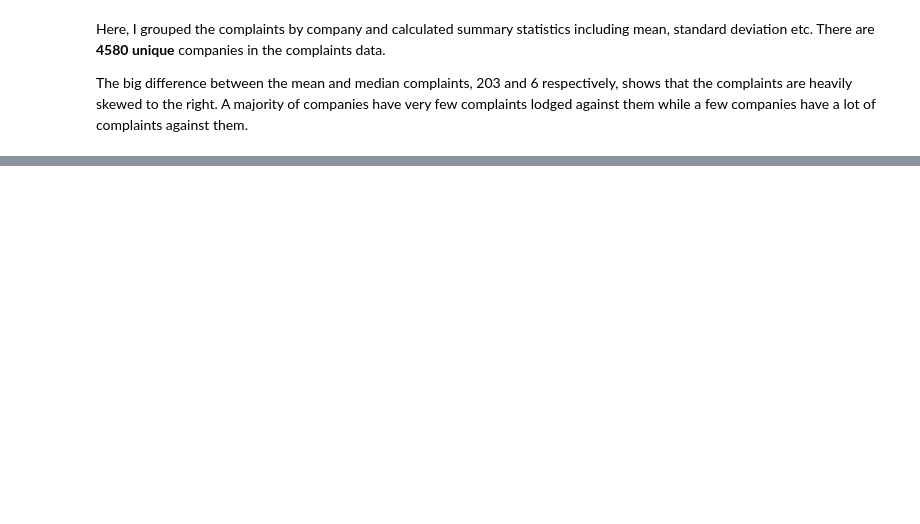
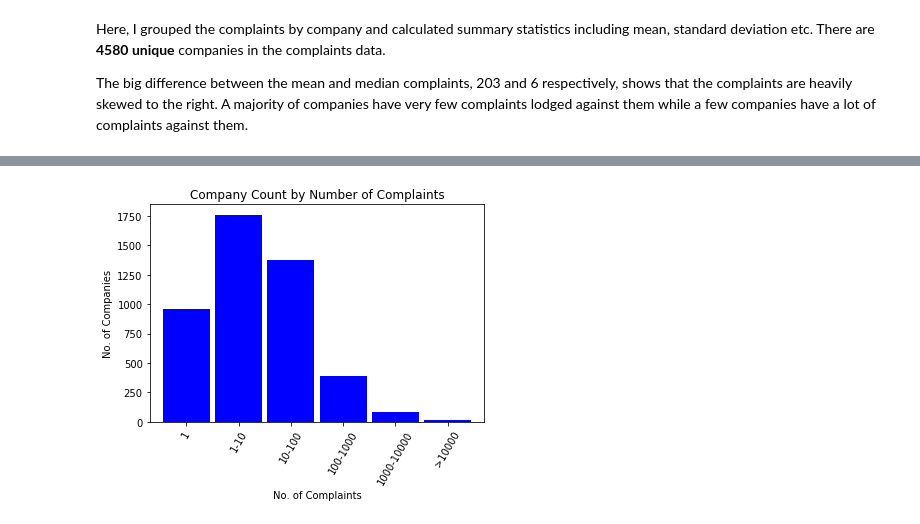
Before and after one commit to Halvinn/cfpb_complaints, a Jupyter notebook: cfpb_complaints.ipynb, the cells around one changed output, grey strips where cells are left out. Drawn from its saved outputs; the diff is of its cells as text; code cells hidden in the pictures; blank space fills up the shorter version.

Commit message:
Histogram of company complaints.

```diff
--- a/cfpb_complaints.ipynb
+++ b/cfpb_complaints.ipynb
@@ -197,7 +197,7 @@ SUNTRUST BANKS, INC.                       7031
 Name: company, dtype: int64
 # %%
 co_complaints = pd.DataFrame(complaints_df.company.value_counts())
-co_complaints.columns = ['no_compaints']
+co_complaints.columns = ['num_complaints']
 stats = co_complaints.describe()
 print(stats)
 # %% [output]
@@ -217,5 +217,5 @@ The big difference between the mean and median complaints, 203 and 6 respectivel
 # %%
 # Group by number of complaints for each company.
 bins = [0, 1, 10, 100, 1000, 10000, 100000]
-labels = ['one', '1-10', '10-100', '100-1000,', '1000-10000','>10000' ]
-pd.cut(co_complaints.no_compaints, bins, labels=labels).value_counts().sort_index()
+labels = ['1', '1-10', '10-100', '100-1000', '1000-10000','>10000' ]
+binned_df = pd.cut(co_complaints.num_complaints, bins, labels=labels).value_counts().sort_index()
@@ -229,0 +232,9 @@ Name: no_compaints, dtype: int64
+# %%
+binned_df.plot.bar(facecolor='blue', width=0.9)
+plt.xlabel('No. of Complaints')
+plt.ylabel('No. of Companies')
+plt.title('Company Count by Number of Complaints')
+plt.xticks(rotation=60)
+plt.show()
+# %% [output]
+[figure, added]
```
Also changed, not shown: parts of 3 cells of this notebook.
